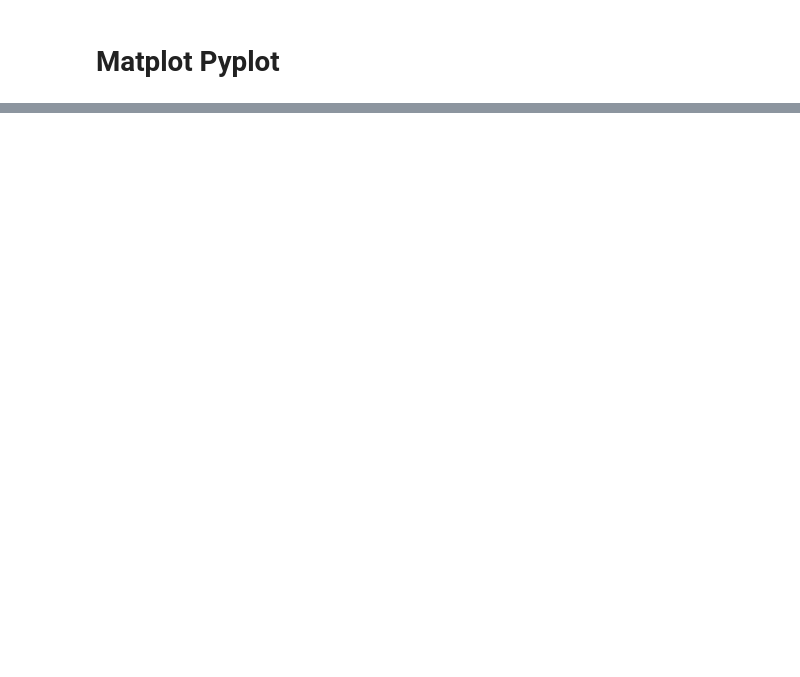
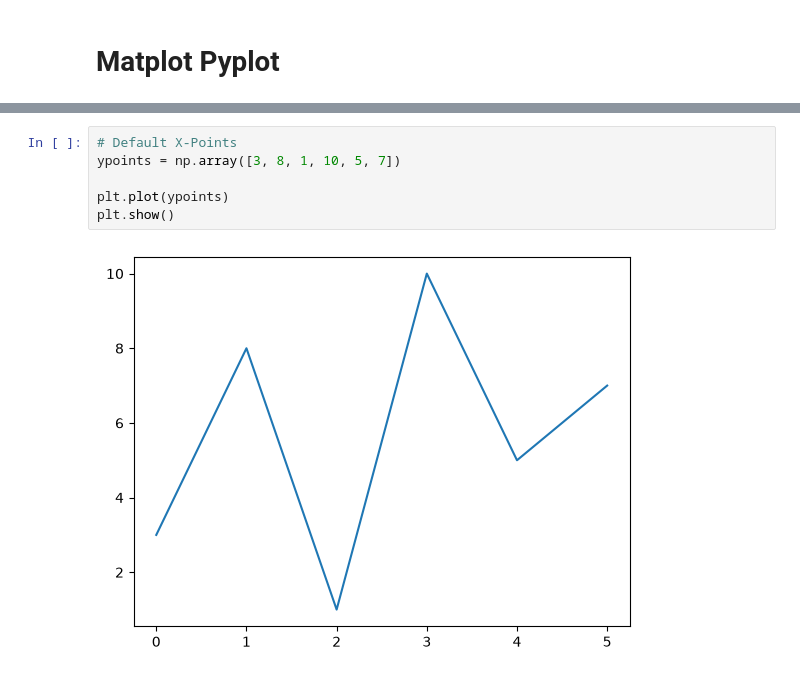
Before and after one commit to Coxxio/ML-Journey, a Jupyter notebook: phase-1-foundations/matplotlib-w3schools.ipynb, the cells around one changed output, grey strips where cells are left out. Saved outputs shown, nothing was run; the diff lists cells and outputs as text; blank space fills up the shorter version.

```diff
--- a/phase-1-foundations/matplotlib-w3schools.ipynb
+++ b/phase-1-foundations/matplotlib-w3schools.ipynb
@@ -15,0 +34,8 @@ plt.show()
+# %%
+# Default X-Points
+ypoints = np.array([3, 8, 1, 10, 5, 7])
+
+plt.plot(ypoints)
+plt.show()
+# %% [output]
+[figure, added]
```
Also changed, not shown: parts of 37 cells of this notebook.
